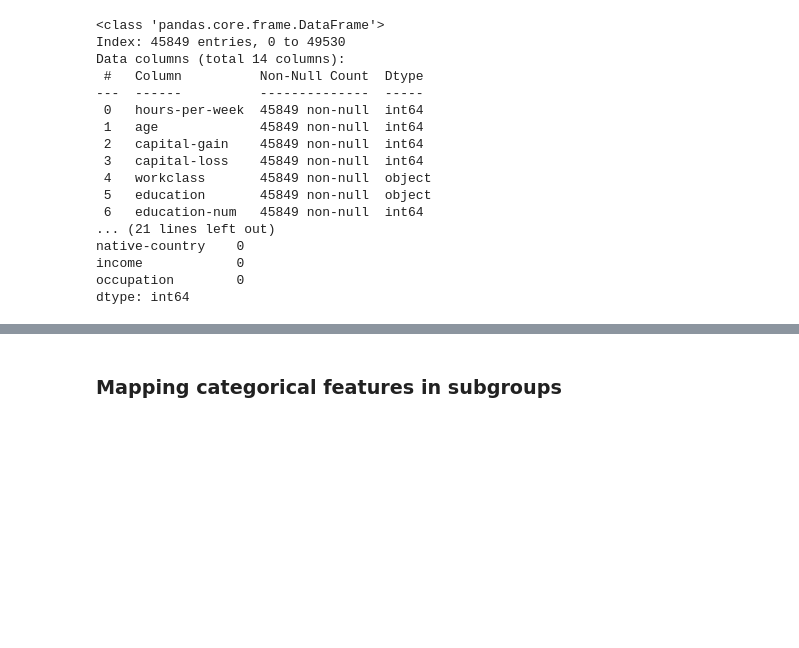
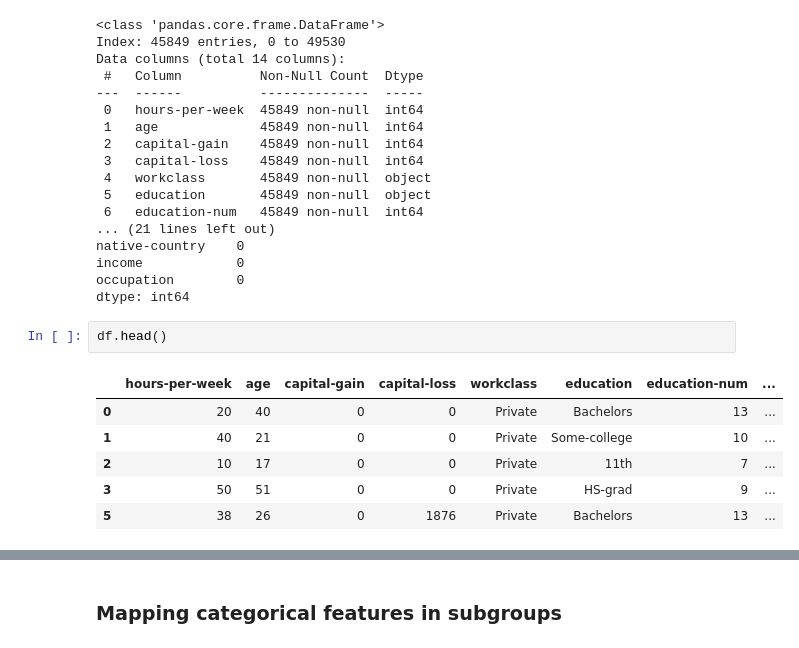
Before and after one commit to Jagoda222/HCML_2, a Jupyter notebook: Jagoda.ipynb, the cells around one changed output, grey strips where cells are left out. Saved outputs shown, nothing was run; the diff lists cells and outputs as text; blank space fills up the shorter version.

```diff
--- a/Jagoda.ipynb
+++ b/Jagoda.ipynb
@@ -98,3 +102,12 @@ native-country    0
 income            0
 occupation        0
 dtype: int64
+# %%
+df.head()
+# %% [output]
+|  | hours-per-week | age | capital-gain | capital-loss | workclass | education | education-num | ... |
+| 0 | 20 | 40 | 0 | 0 | Private | Bachelors | 13 | ... |
+| 1 | 40 | 21 | 0 | 0 | Private | Some-college | 10 | ... |
+| 2 | 10 | 17 | 0 | 0 | Private | 11th | 7 | ... |
+| 3 | 50 | 51 | 0 | 0 | Private | HS-grad | 9 | ... |
+| 5 | 38 | 26 | 0 | 1876 | Private | Bachelors | 13 | ... |
```
Also changed, not shown: parts of 25 cells of this notebook.
